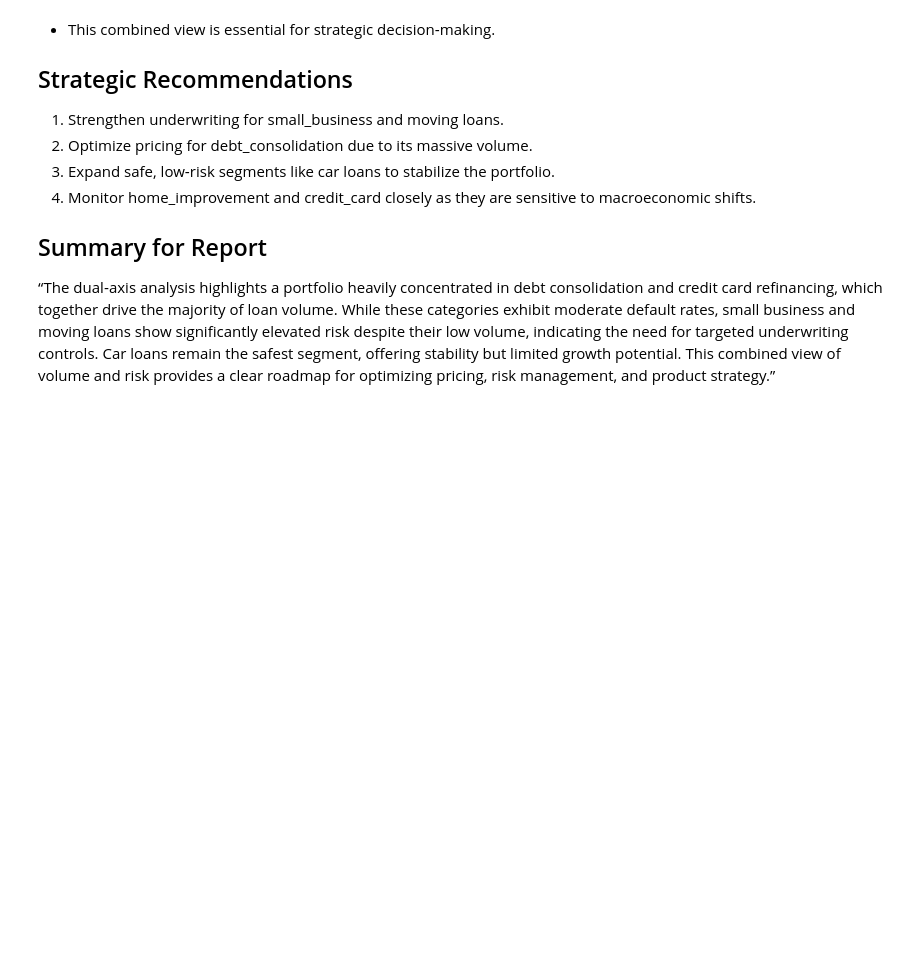
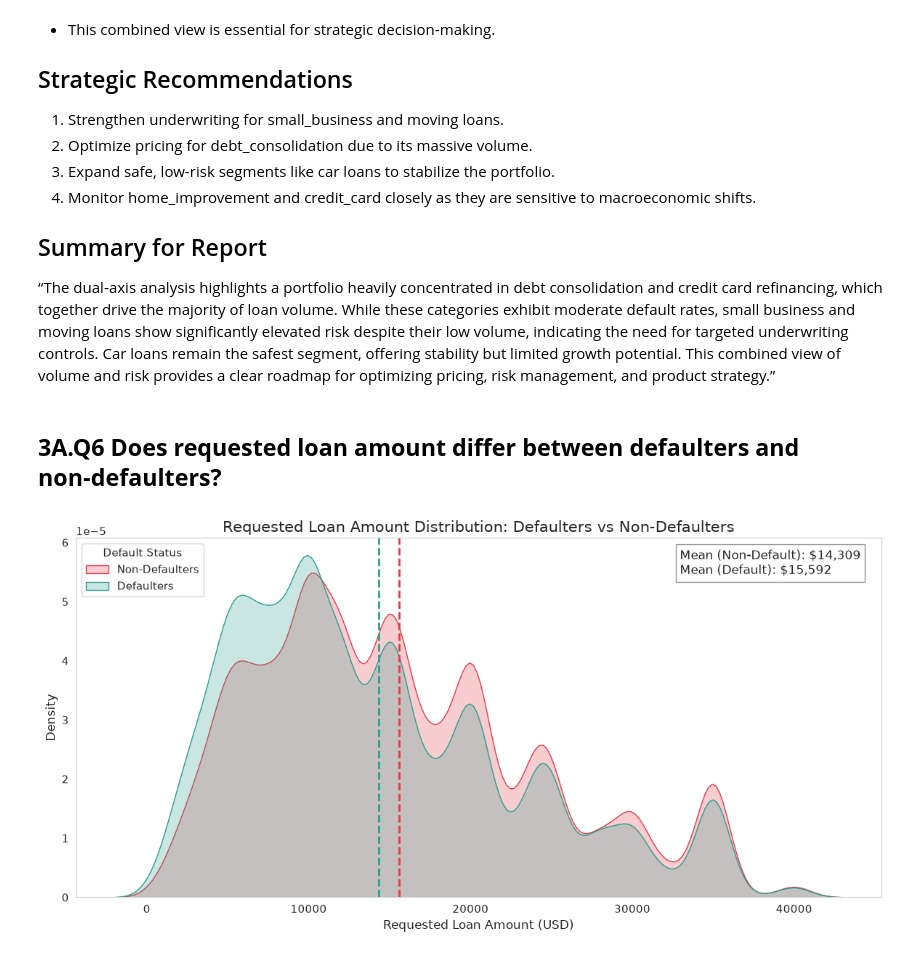
Before and after one commit to JoseAlberto88/Credit-Default-Risk-Analysis, a Jupyter notebook: python/2. eda_analysis.ipynb, the cells around one changed output. Saved outputs shown, nothing was run; the diff lists cells and outputs as text; code cells hidden in the pictures; blank space fills up the shorter version.

Commit message:
Completed full EDA: visuals, transformations, insights, and Q10 heatmap

```diff
--- a/python/2. eda_analysis.ipynb
+++ b/python/2. eda_analysis.ipynb
@@ -396,3 +396,56 @@ plt.show()
 
 ## Summary for Report
 “The dual‑axis analysis highlights a portfolio heavily concentrated in debt consolidation and credit card refinancing, which together drive the majority of loan volume. While these categories exhibit moderate default rates, small business and moving loans show significantly elevated risk despite their low volume, indicating the need for targeted underwriting controls. Car loans remain the safest segment, offering stability but limited growth potential. This combined view of volume and risk provides a clear roadmap for optimizing pricing, risk management, and product strategy.”
+# %% [markdown]
+## **3A.Q6  Does requested loan amount differ between defaulters and non‑defaulters?**
+# %%
+import seaborn as sns
+import matplotlib.pyplot as plt
+
+# Calculate means
+mean_non_default = apps_eda.loc[apps_eda['target_default'] == 0, 'requested_amount_usd'].mean()
+mean_default = apps_eda.loc[apps_eda['target_default'] == 1, 'requested_amount_usd'].mean()
+
+plt.figure(figsize=(12,6))
+
+# KDE plot with custom labels
+sns.kdeplot(
+    data=apps_eda,
+    x='requested_amount_usd',
+    hue='target_default',
+    fill=True,
+    common_norm=False,
+    palette={0: "#2A9D8F", 1: "#E63946"},   # green = non-default, red = default
+    hue_order=[0,1]
+)
+
+# Vertical mean lines
+plt.axvline(mean_non_default, color="#2A9D8F", linestyle="--", linewidth=2)
+plt.axvline(mean_default, color="#E63946", linestyle="--", linewidth=2)
+
+# Replace 0/1 labels with business-friendly text
+plt.legend(
+    title="Default Status",
+    labels=["Non‑Defaulters", "Defaulters"]
+)
+
+# Remove grid lines
+plt.grid(False)
+
+# Text box INSIDE the plot
+plt.text(
+    0.75, 0.9,
+    f"Mean (Non‑Default): ${mean_non_default:,.0f}\nMean (Default): ${mean_default:,.0f}",
+    transform=plt.gca().transAxes,
+    fontsize=12,
+    bbox=dict(facecolor='white', alpha=0.85, edgecolor='gray')
+)
+
+plt.title("Requested Loan Amount Distribution: Defaulters vs Non‑Defaulters", fontsize=15)
+plt.xlabel("Requested Loan Amount (USD)")
+plt.ylabel("Density")
+
+plt.tight_layout()
+plt.show()
+# %% [output]
+[figure, added]
```
Also changed, not shown: parts of 13 cells of this notebook, 1 other file.
